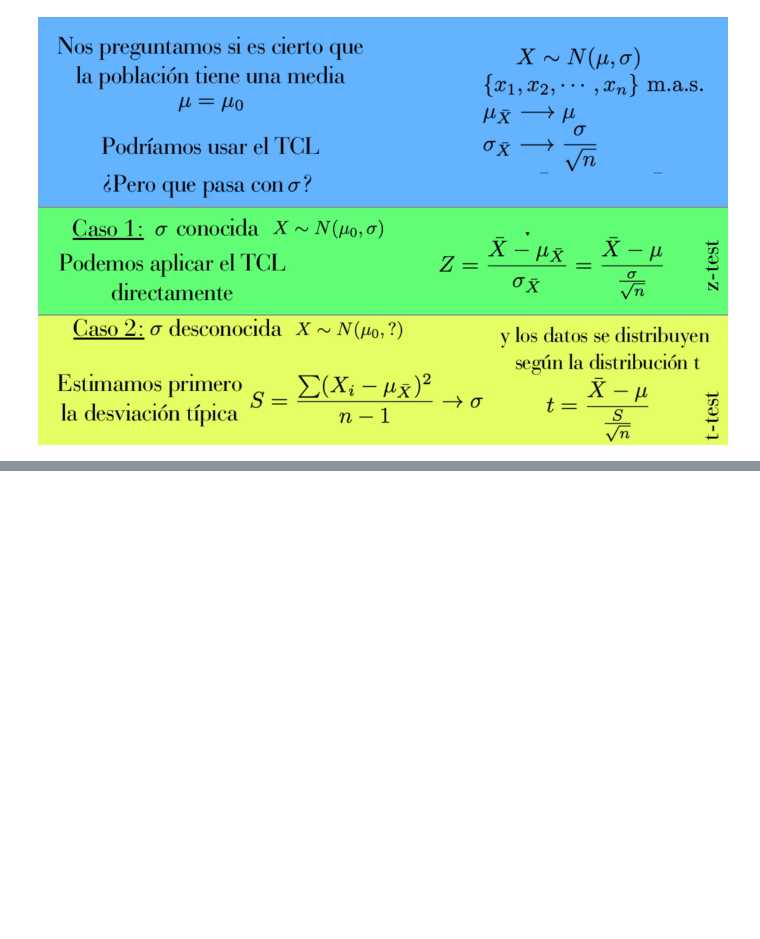
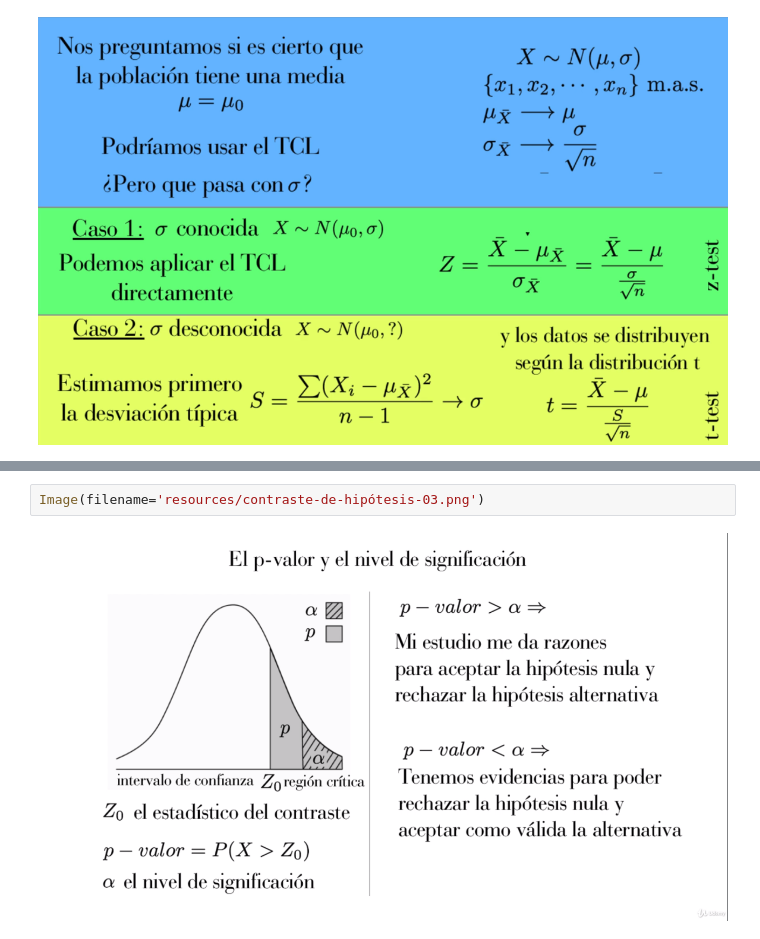
Before and after one commit to ososuna/python-ml, a Jupyter notebook: notebooks/T3 - 1 - Estadística.ipynb, the cells around one changed output, grey strips where cells are left out. Drawn from its saved outputs; the diff is of its cells as text; blank space fills up the shorter version.

```diff
--- a/notebooks/T3 - 1 - Estadística.ipynb
+++ b/notebooks/T3 - 1 - Estadística.ipynb
@@ -39,0 +50,4 @@ Image(filename='resources/contraste-de-hipótesis-02.png')
+# %%
+Image(filename='resources/contraste-de-hipótesis-03.png')
+# %% [output]
+[figure, added]
```
Also changed, not shown: parts of 5 cells of this notebook.
